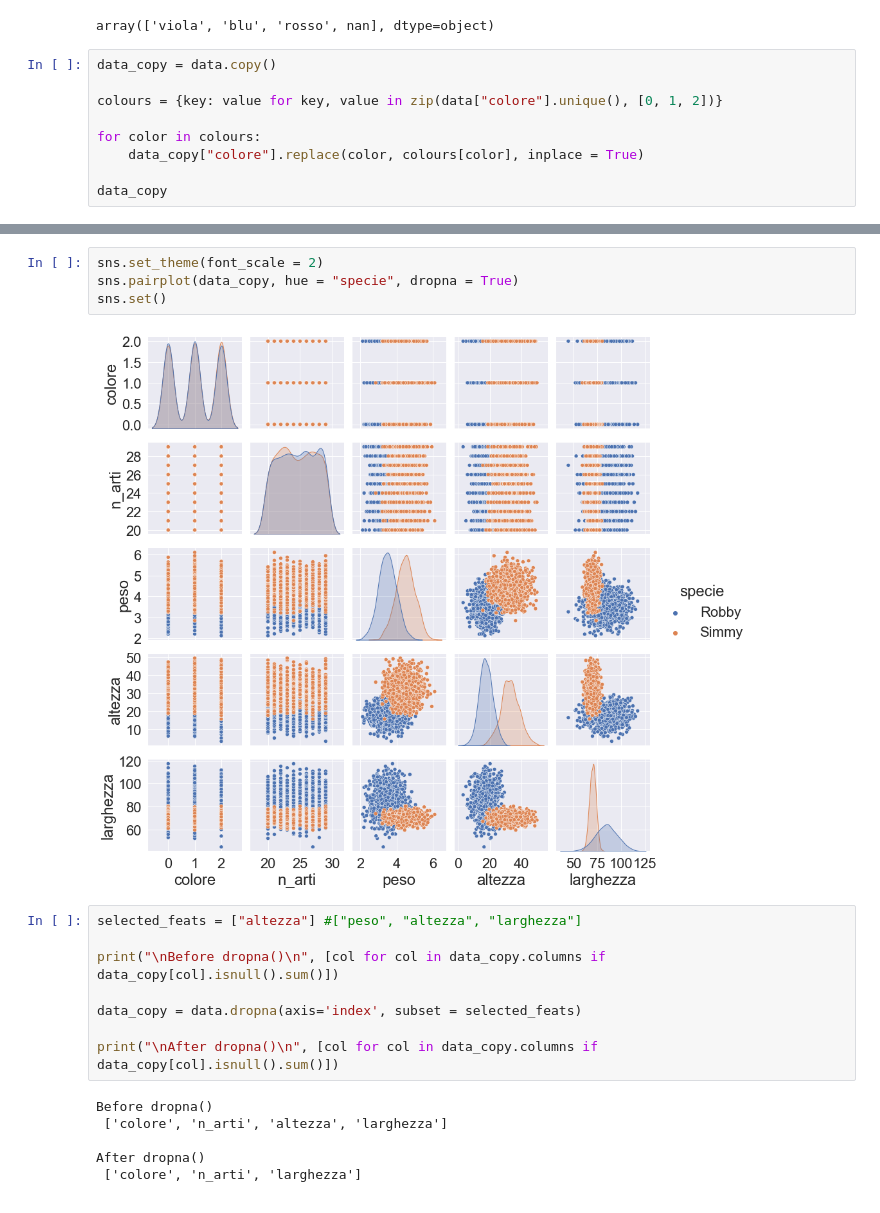
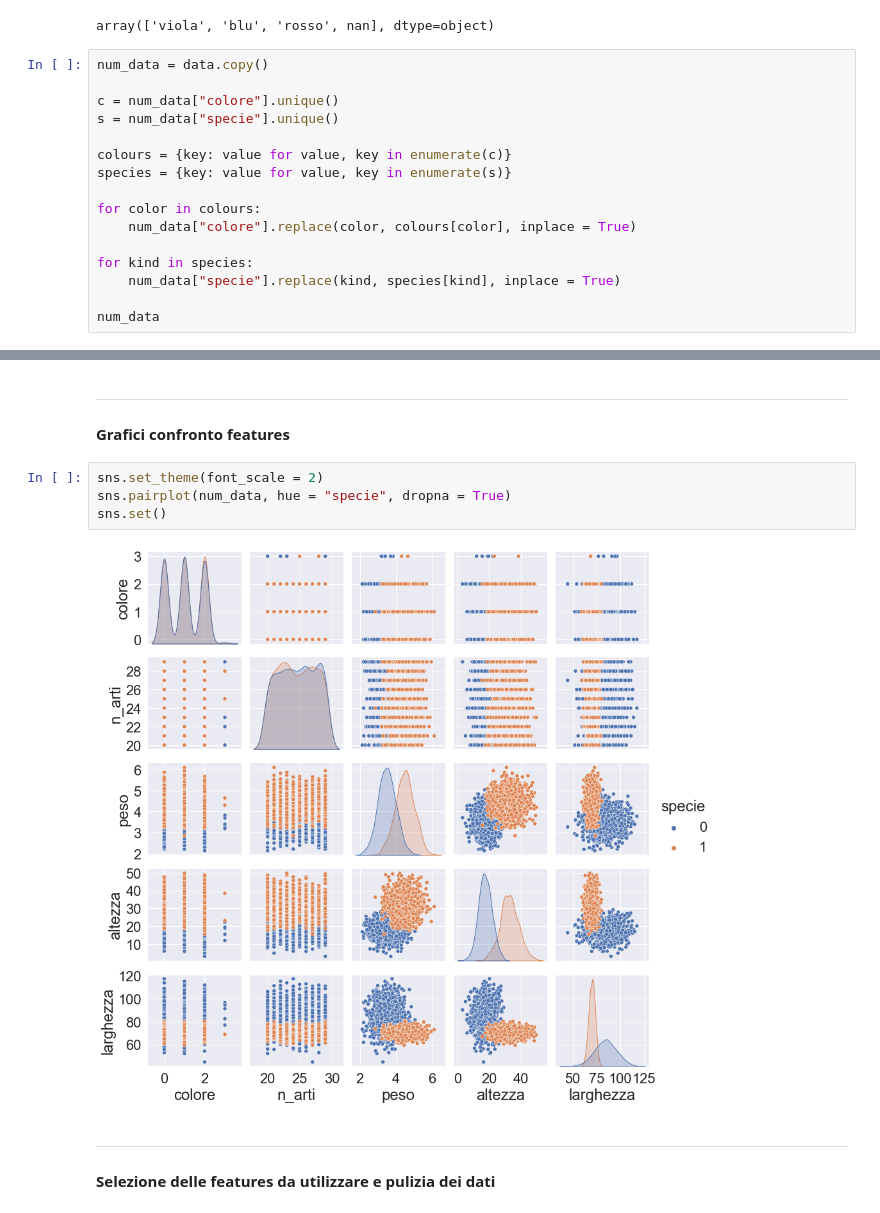
Before and after one commit to nikmaffi/A.I., a Jupyter notebook: perceptron/analysis.ipynb, the cells around one changed output, grey strips where cells are left out. Drawn from its saved outputs; the diff is of its cells as text.

```diff
--- a/perceptron/analysis.ipynb
+++ b/perceptron/analysis.ipynb
@@ -69,13 +84,20 @@ data["colore"].unique()
 # %% [output]
 array(['viola', 'blu', 'rosso', nan], dtype=object)
 # %%
-data_copy = data.copy()
+num_data = data.copy()
 
-colours = {key: value for key, value in zip(data["colore"].unique(), [0, 1, 2])}
+c = num_data["colore"].unique()
+s = num_data["specie"].unique()
+
+colours = {key: value for value, key in enumerate(c)}
+species = {key: value for value, key in enumerate(s)}
 
 for color in colours:
-    data_copy["colore"].replace(color, colours[color], inplace = True)
+    num_data["colore"].replace(color, colours[color], inplace = True)
 
-data_copy
+for kind in species:
+    num_data["specie"].replace(kind, species[kind], inplace = True)
+
+num_data
 # %% [output]
 |  | specie | colore | n_arti | peso | altezza | larghezza |
@@ -93,21 +115,15 @@ data_copy
 2000 rows × 6 columns
+# %% [markdown]
+<hr>
+
+#### Grafici confronto features
 # %%
 sns.set_theme(font_scale = 2)
-sns.pairplot(data_copy, hue = "specie", dropna = True)
+sns.pairplot(num_data, hue = "specie", dropna = True)
 sns.set()
 # %% [output]
-[figure, old version]
+[figure, new version]
-# %%
-selected_feats = ["altezza"] #["peso", "altezza", "larghezza"]
-
-print("\nBefore dropna()\n", [col for col in data_copy.columns if data_copy[col].isnull().sum()])
-
-data_copy = data.dropna(axis='index', subset = selected_feats)
-
-print("\nAfter dropna()\n", [col for col in data_copy.columns if data_copy[col].isnull().sum()])
-# %% [output]
-Before dropna()
- ['colore', 'n_arti', 'altezza', 'larghezza']
-
-After dropna()
- ['colore', 'n_arti', 'larghezza']
+# %% [markdown]
+<hr>
+
+#### Selezione delle features da utilizzare e pulizia dei dati
```
Also changed, not shown: parts of 21 cells of this notebook, 1 other file.
